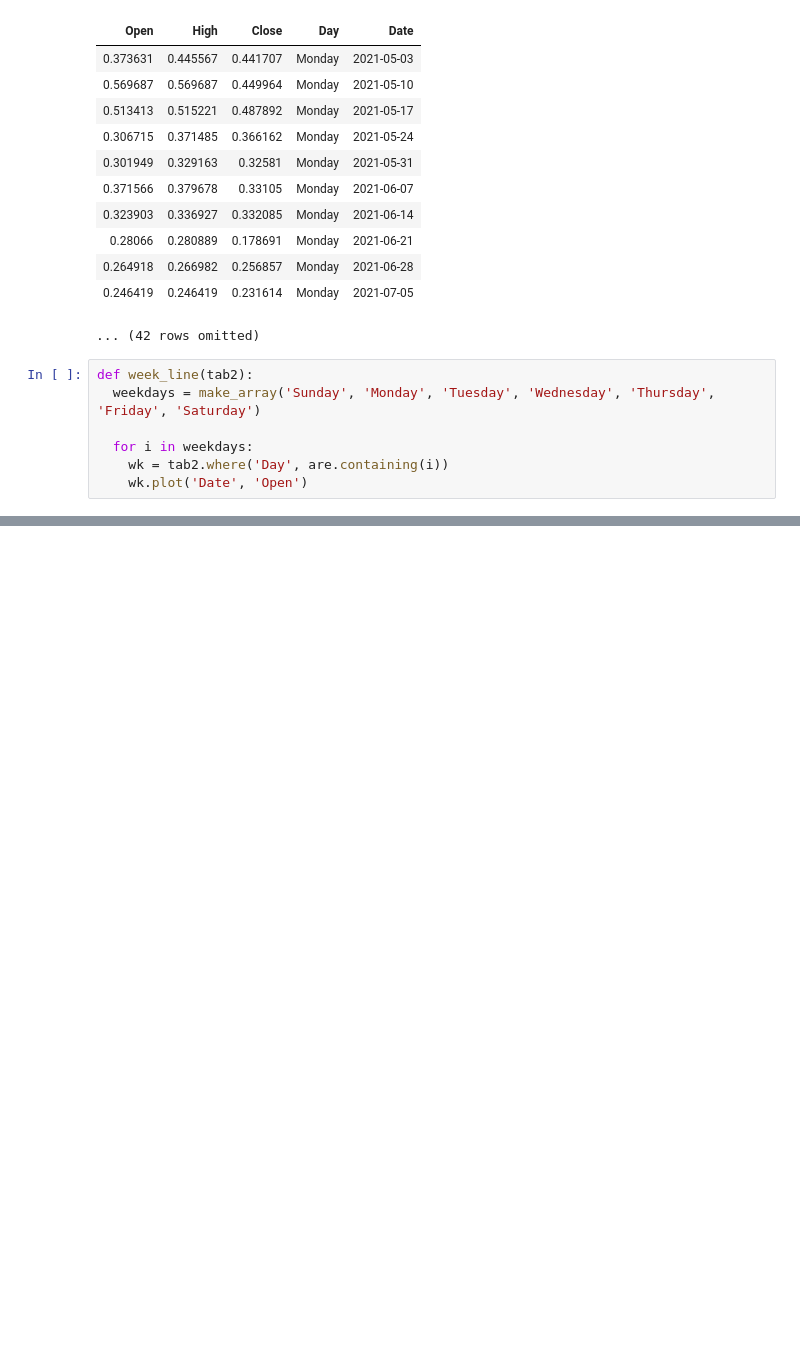
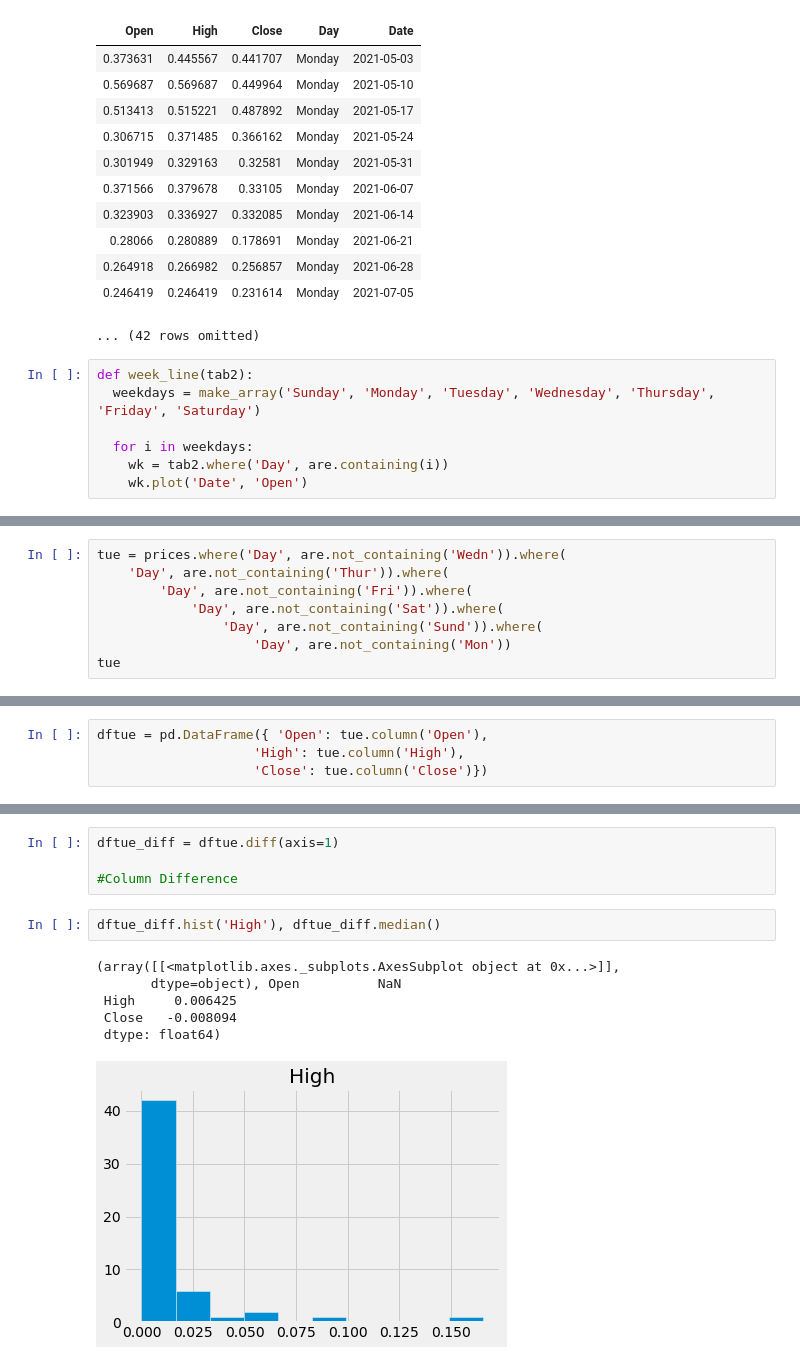
Before and after one commit to rrstats/doge, a Jupyter notebook: DOGE_USD.ipynb, the cells around one changed output, grey strips where cells are left out. Cells and saved outputs as stored; diff of their text form; blank space fills up the shorter version.

```diff
--- a/DOGE_USD.ipynb
+++ b/DOGE_USD.ipynb
@@ -214,0 +242,8 @@ week_line(prices)
+# %%
+tue = prices.where('Day', are.not_containing('Wedn')).where(
+    'Day', are.not_containing('Thur')).where(
+        'Day', are.not_containing('Fri')).where(
+            'Day', are.not_containing('Sat')).where(
+                'Day', are.not_containing('Sund')).where(
+                    'Day', are.not_containing('Mon'))
+tue
@@ -214,0 +298,4 @@ week_line(prices)
+# %%
+dftue = pd.DataFrame({ 'Open': tue.column('Open'),
+                    'High': tue.column('High'),
+                    'Close': tue.column('Close')})
@@ -214,0 +319,13 @@ week_line(prices)
+# %%
+dftue_diff = dftue.diff(axis=1)
+
+#Column Difference
+# %%
+dftue_diff.hist('High'), dftue_diff.median()
+# %% [output]
+(array([[<matplotlib.axes._subplots.AxesSubplot object at 0x...>]],
+       dtype=object), Open          NaN
+ High     0.006425
+ Close   -0.008094
+ dtype: float64)
+[figure, added]
```
Also changed, not shown: parts of 13 cells of this notebook.
